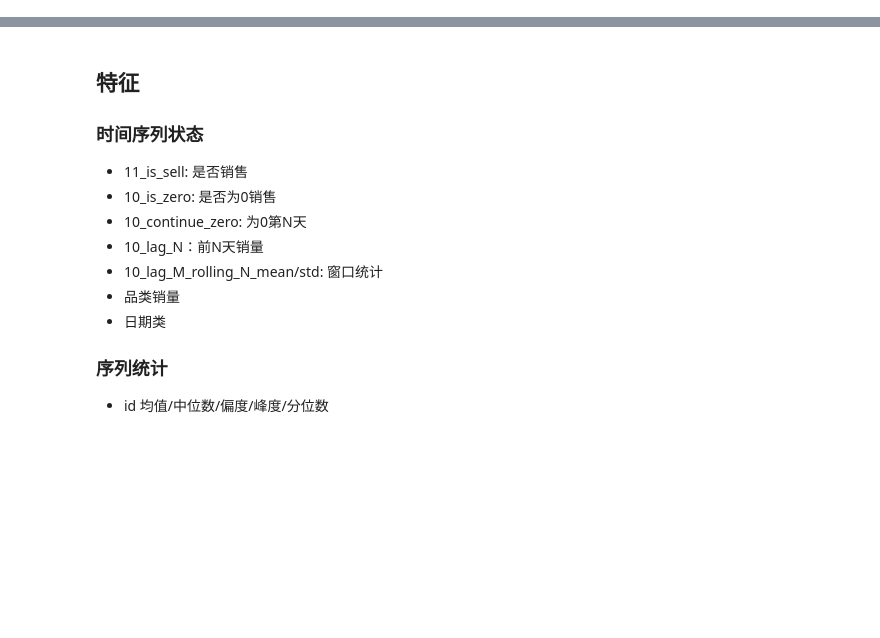
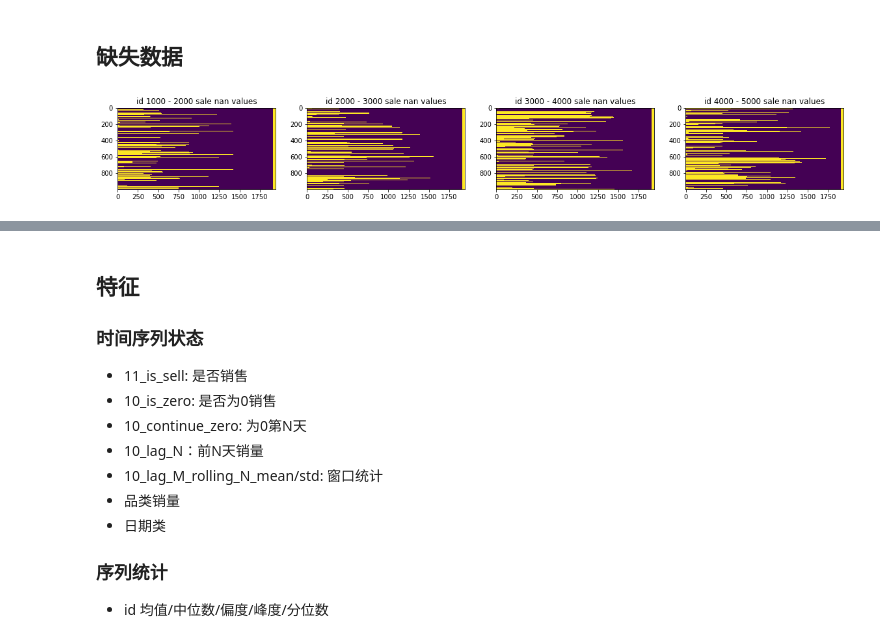
Before and after one commit to Relevation-143/Deep-Time-Series-Prediction, a Jupyter notebook: m5-wavenet.ipynb, the cells around one changed output, grey strips where cells are left out. Cells and saved outputs as stored; diff of their text form; code cells hidden in the pictures; blank space fills up the shorter version.

```diff
--- a/m5-wavenet.ipynb
+++ b/m5-wavenet.ipynb
@@ -26,7 +22,7 @@ import lightgbm as lgb
 TOTAL_DAYS = 1913 + 28 * 2
 ENC_LEN = 28
 DEC_LEN = 28
-MAX_LAGS = 28
+LAGS = [28]
 TRAIN_LAST_DAY = 1913
 FIRST_DAY = datetime(2011, 1, 29)
 FORECAST_DAY = datetime(2016,4, 25)
@@ -98,0 +98,2 @@ xy, price, calendar = DataLoader("./data").load()
+# %%
+df_xy, df_price, df_calendar, df_product, df_sub = load_data('./data', first_day=1200)
@@ -98,0 +161,11 @@ xy, price, calendar = DataLoader("./data").load()
+# %% [markdown]
+## 缺失数据
+# %%
+plt.figure(figsize=(20,20))
+
+for i in range(1, 5):
+    plt.subplot(int(f'14{i}'))
+    plt.imshow(df_xy.isnull().values.astype(int)[i * 1000: (i+1)*1000])
+    plt.title(f"id {i * 1000} - {(i+1) * 1000} sale nan values")
+# %% [output]
+[figure, added]
```
Also changed, not shown: parts of 31 cells of this notebook.
